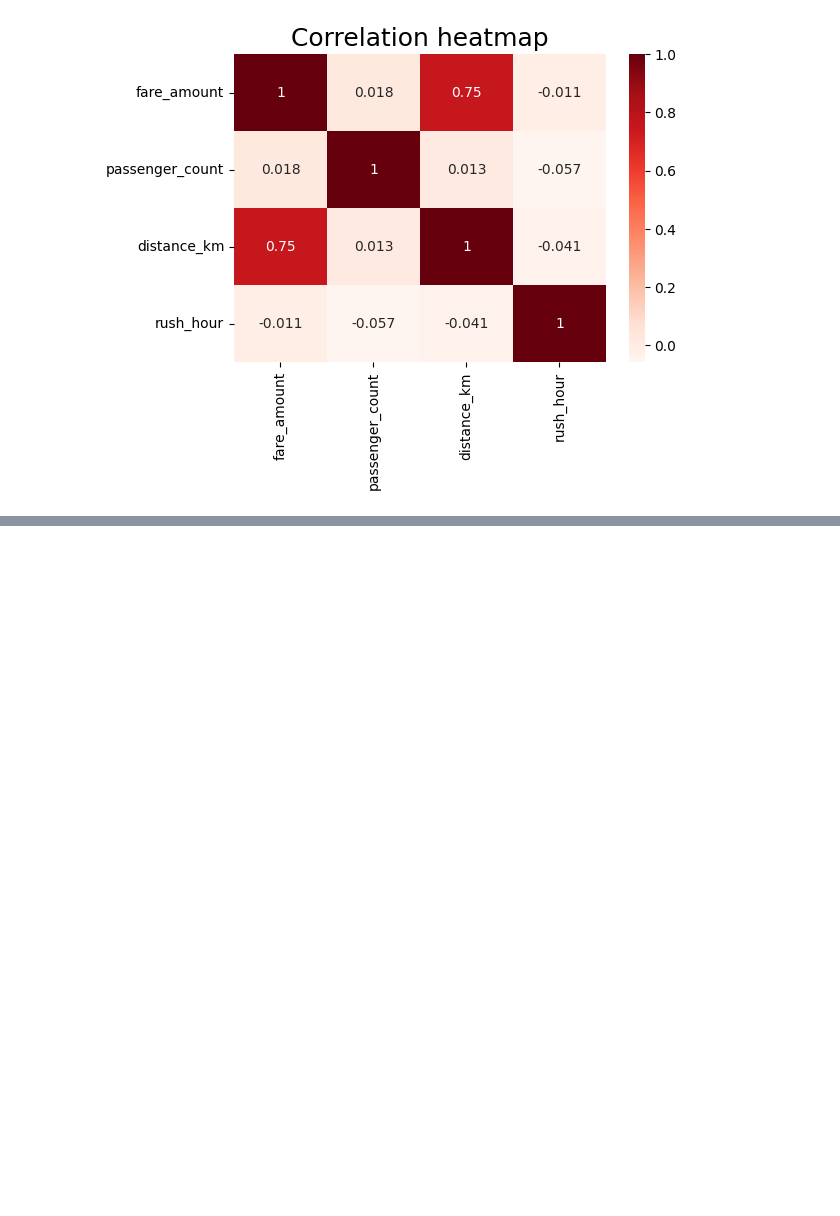
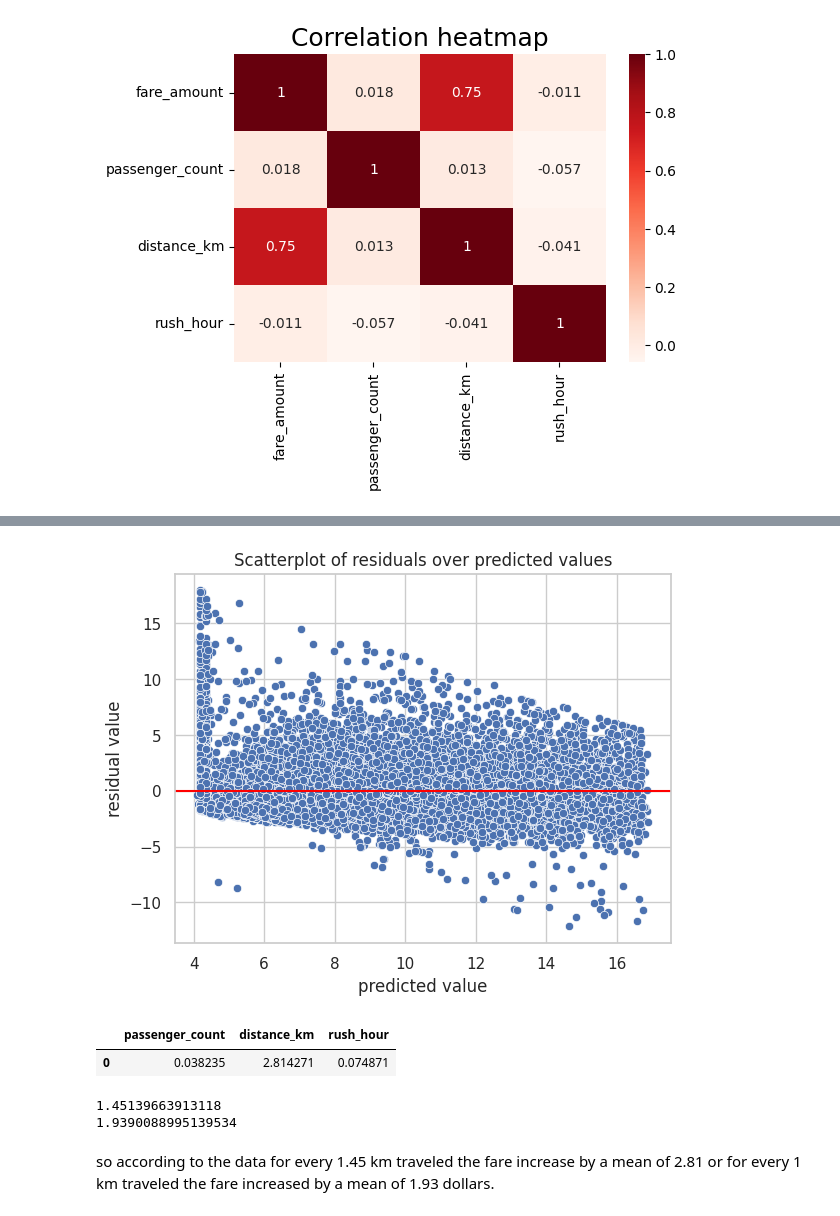
Before and after one commit to rashidulhaq-coding/data-analysis, a Jupyter notebook: uber-taxi-fares.ipynb, the cells around one changed output, grey strips where cells are left out. Drawn from its saved outputs; the diff is of its cells as text; code cells hidden in the pictures; blank space fills up the shorter version.

```diff
--- a/uber-taxi-fares.ipynb
+++ b/uber-taxi-fares.ipynb
@@ -702,0 +811,26 @@ plt.show()
+# %%
+
+sns.scatterplot(x='predicted', y='residual', data=results)
+plt.axhline(0, c='red')
+plt.title('Scatterplot of residuals over predicted values')
+plt.xlabel('predicted value')
+plt.ylabel('residual value')
+plt.show()
+# %% [output]
+[figure, added]
+# %%
+coefficients = pd.DataFrame(lr.coef_, columns=X.columns)
+coefficients
+# %% [output]
+|  | passenger_count | distance_km | rush_hour |
+| 0 | 0.038235 | 2.814271 | 0.074871 |
+# %%
+print(X_train['distance_km'].std())
+
+# 2. Divide the model coefficient by the standard deviation
+print(2.814271 / X_train['distance_km'].std())
+# %% [output]
+1.45139663913118
+1.9390088995139534
+# %% [markdown]
+so according to the data for every 1.45 km traveled the fare increase by a mean of 2.81 or for every 1 km traveled the fare increased by a mean of 1.93 dollars.
```
Also changed, not shown: parts of 13 cells of this notebook.
